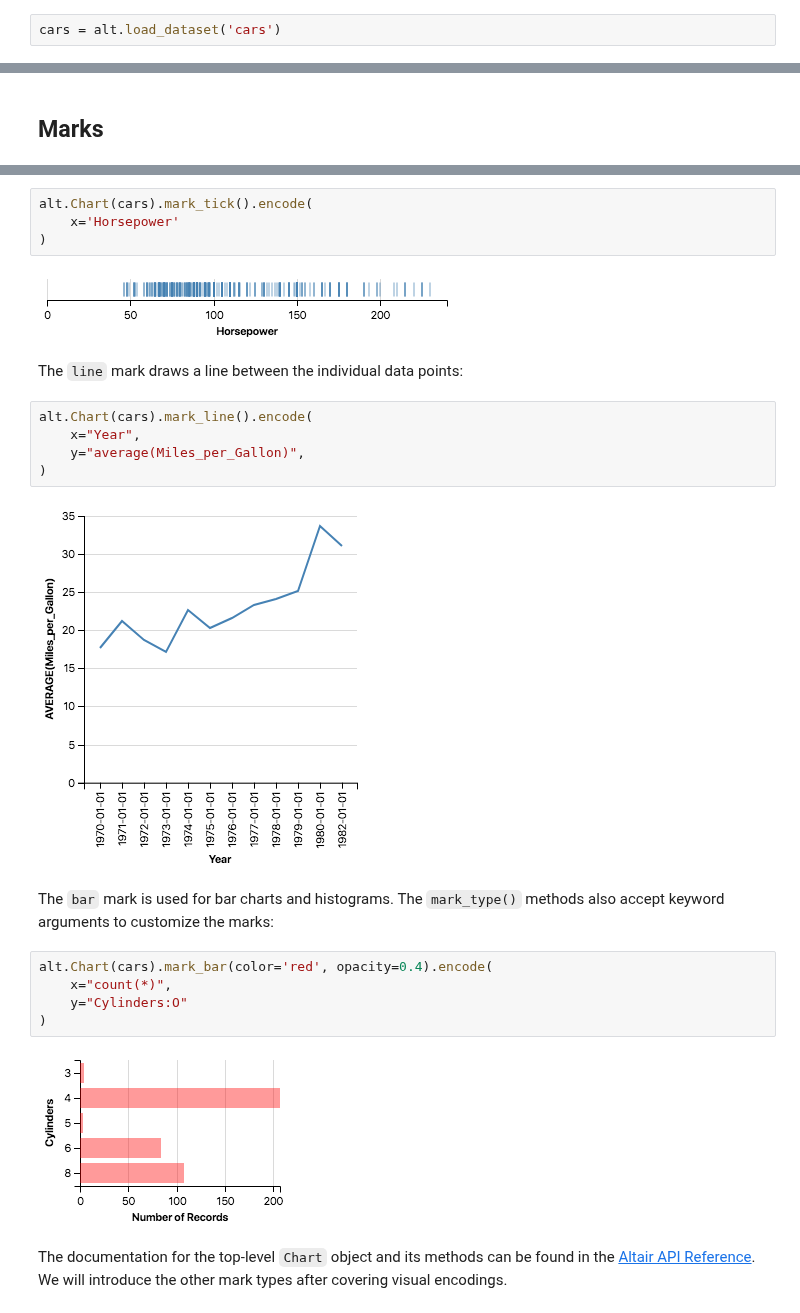
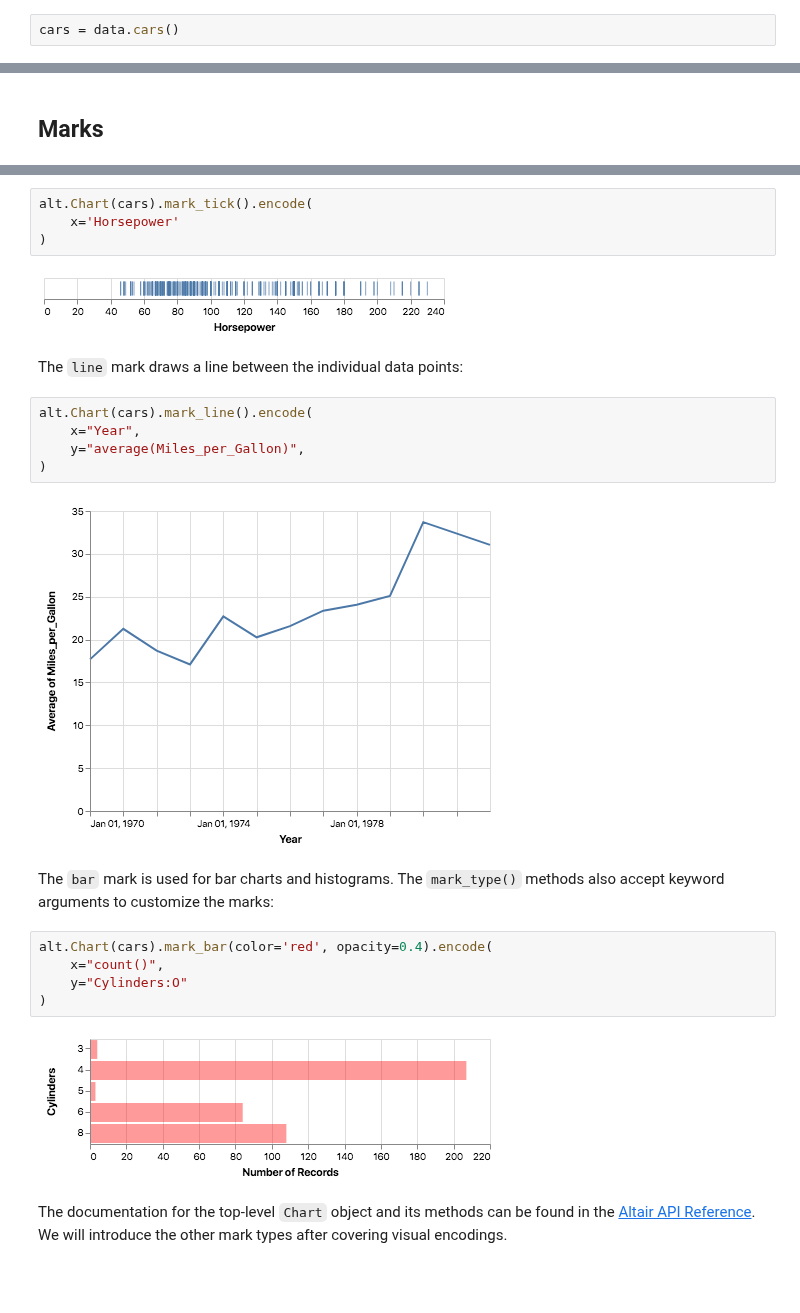
Before and after one commit to calpolydatascience/data301, a Jupyter notebook: Content/Visualize/04-ChartMarksEncodings.ipynb, the cells around one changed output, grey strips where cells are left out. Cells and saved outputs as stored; diff of their text form; blank space fills up the shorter version.

```diff
--- a/Content/Visualize/04-ChartMarksEncodings.ipynb
+++ b/Content/Visualize/04-ChartMarksEncodings.ipynb
@@ -14,7 +15,7 @@ alt.enable_mime_rendering() # needed for jupyterlab/nteract
 # %% [markdown]
 Again, let's load the cars dataset and remind ourselves of its structure:
 # %%
-cars = alt.load_dataset('cars')
+cars = data.cars()
 # %%
 cars.head()
 # %% [output]
@@ -73,7 +74,7 @@ alt.Chart(cars).mark_tick().encode(
     x='Horsepower'
 )
 # %% [output]
-[figure, old version]
+[figure, new version]
 # %% [markdown]
 The `line` mark draws a line between the individual data points:
 # %%
@@ -82,16 +83,16 @@ alt.Chart(cars).mark_line().encode(
     y="average(Miles_per_Gallon)",
 )
 # %% [output]
-[figure, old version]
+[figure, new version]
 # %% [markdown]
 The `bar` mark is used for bar charts and histograms. The `mark_type()` methods also accept keyword arguments to customize the marks:
 # %%
 alt.Chart(cars).mark_bar(color='red', opacity=0.4).encode(
-    x="count(*)",
+    x="count()",
     y="Cylinders:O"
 )
 # %% [output]
-[figure, old version]
+[figure, new version]
 # %% [markdown]
 The documentation for the top-level `Chart` object and its methods can be found in the [Altair API Reference](https://altair-viz.github.io/API.html#top-level-objects). We will introduce the other mark types after covering visual encodings.
 # %% [markdown]
```
Also changed, not shown: parts of 7 cells of this notebook, 4 other files.
